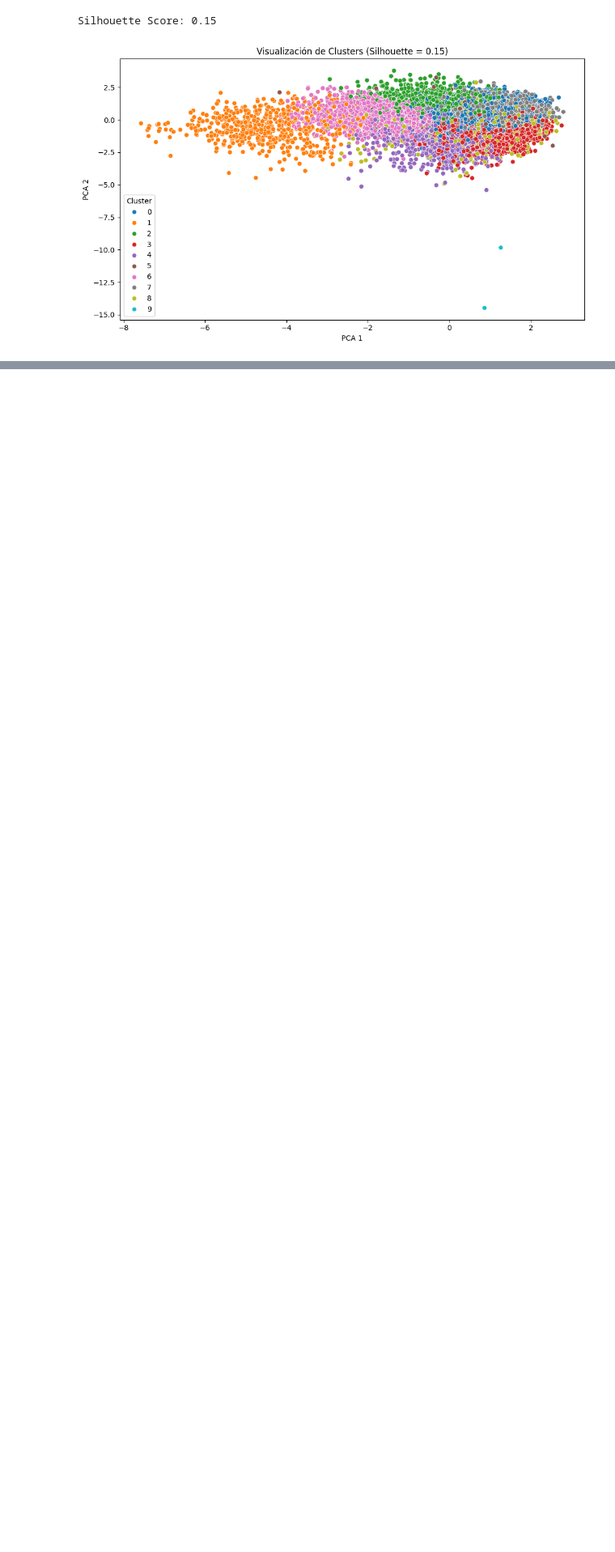
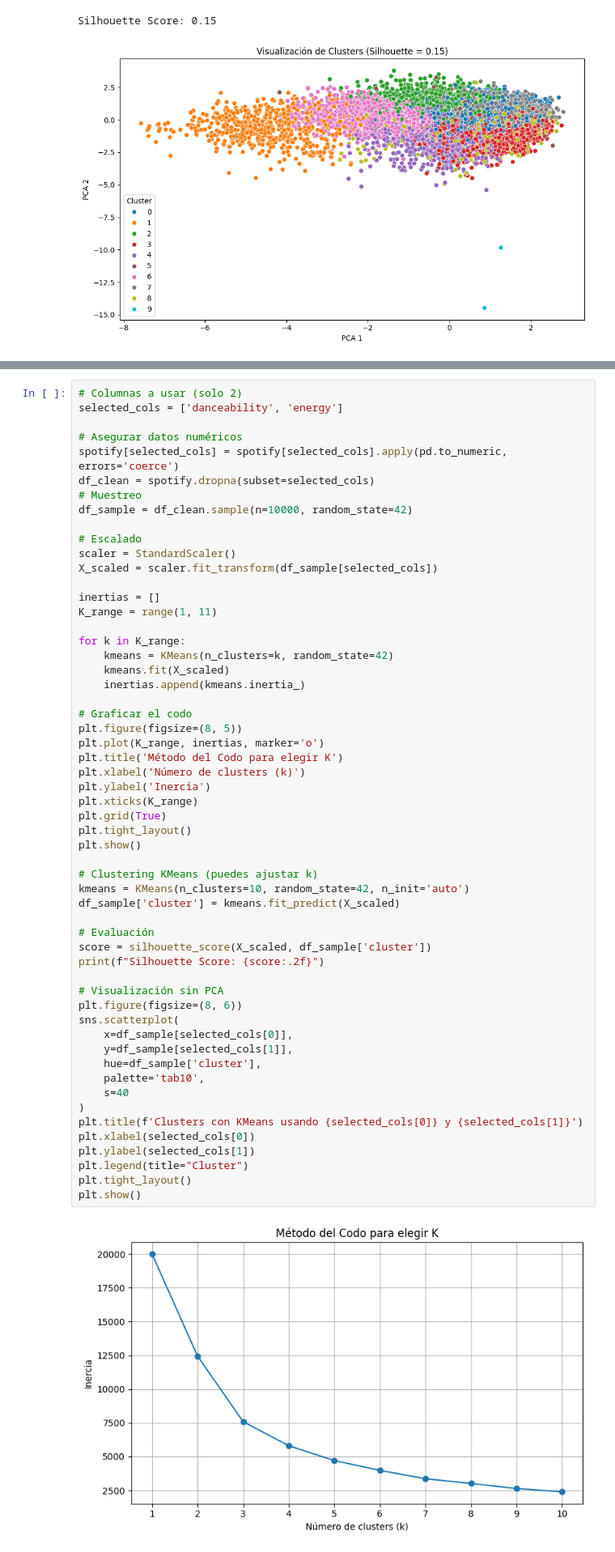
Before and after one commit to astromai/Proyecto-Mineria-de-Datos-CC5205, a Jupyter notebook: notebooks/pregunta_1.ipynb, the cells around one changed output, grey strips where cells are left out. Shown at 81% size. Drawn from its saved outputs; the diff is of its cells as text; blank space fills up the shorter version.

```diff
--- a/notebooks/pregunta_1.ipynb
+++ b/notebooks/pregunta_1.ipynb
@@ -175,0 +177,58 @@ cluster
+# %%
+# Columnas a usar (solo 2)
+selected_cols = ['danceability', 'energy']
+
+# Asegurar datos numéricos
+spotify[selected_cols] = spotify[selected_cols].apply(pd.to_numeric, errors='coerce')
+df_clean = spotify.dropna(subset=selected_cols)
+# Muestreo
+df_sample = df_clean.sample(n=10000, random_state=42)
+
+# Escalado
+scaler = StandardScaler()
+X_scaled = scaler.fit_transform(df_sample[selected_cols])
+
+inertias = []
+K_range = range(1, 11)
+
+for k in K_range:
+    kmeans = KMeans(n_clusters=k, random_state=42)
+    kmeans.fit(X_scaled)
+    inertias.append(kmeans.inertia_)
+
+# Graficar el codo
+plt.figure(figsize=(8, 5))
+plt.plot(K_range, inertias, marker='o')
+plt.title('Método del Codo para elegir K')
+plt.xlabel('Número de clusters (k)')
+plt.ylabel('Inercia')
+plt.xticks(K_range)
+plt.grid(True)
+plt.tight_layout()
+plt.show()
+
+# Clustering KMeans (puedes ajustar k)
+kmeans = KMeans(n_clusters=10, random_state=42, n_init='auto')
+df_sample['cluster'] = kmeans.fit_predict(X_scaled)
+
+# Evaluación
+score = silhouette_score(X_scaled, df_sample['cluster'])
+print(f"Silhouette Score: {score:.2f}")
+
+# Visualización sin PCA
+plt.figure(figsize=(8, 6))
+sns.scatterplot(
+    x=df_sample[selected_cols[0]],
+    y=df_sample[selected_cols[1]],
+    hue=df_sample['cluster'],
+    palette='tab10',
+    s=40
+)
+plt.title(f'Clusters con KMeans usando {selected_cols[0]} y {selected_cols[1]}')
+plt.xlabel(selected_cols[0])
+plt.ylabel(selected_cols[1])
+plt.legend(title="Cluster")
+plt.tight_layout()
+plt.show()
+# %% [output]
+[figure, added]
```
Also changed, not shown: parts of 5 cells of this notebook.
